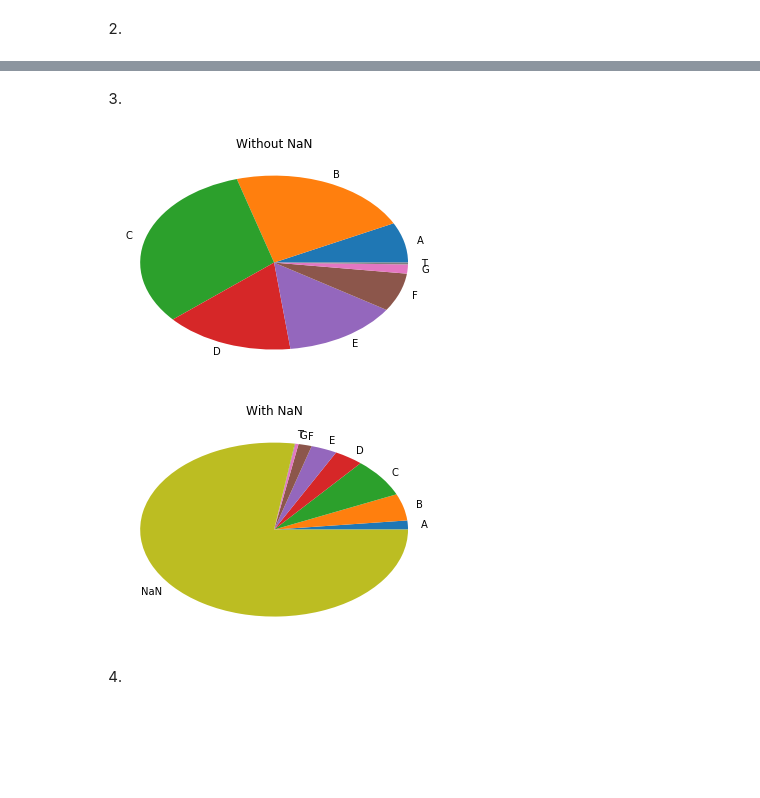
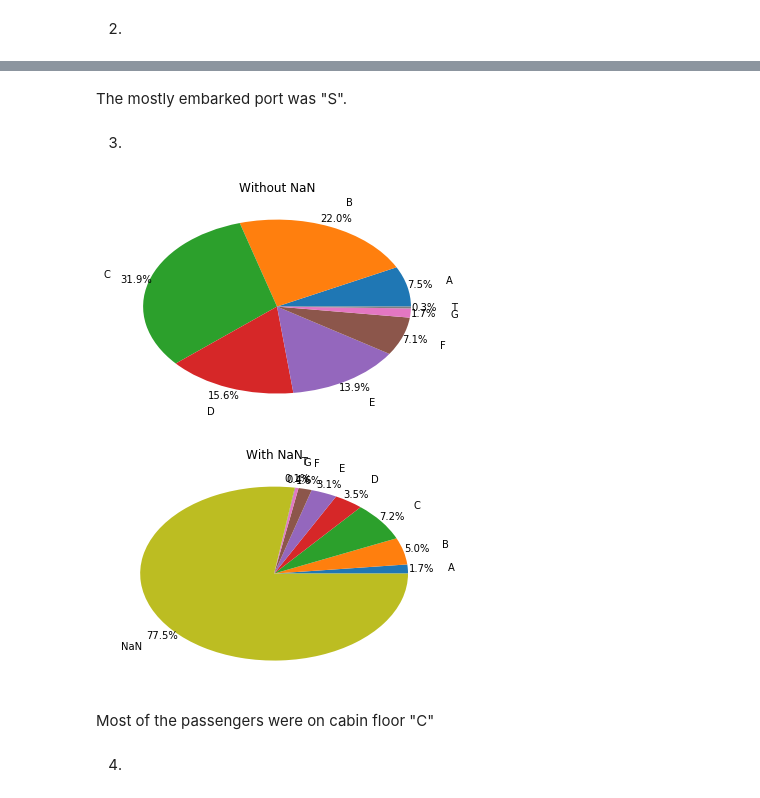
Before and after one commit to antonino-barbera/seanbi, a Jupyter notebook: HW1/Homework 1.ipynb, the cells around one changed output, grey strips where cells are left out. Cells and saved outputs as stored; diff of their text form; code cells hidden in the pictures; blank space fills up the shorter version.

```diff
--- a/HW1/Homework 1.ipynb
+++ b/HW1/Homework 1.ipynb
@@ -421,35 +448,39 @@ embarked_hist=histogram(titanic,'embarked')
+# %% [markdown]
+The mostly embarked port was "S".
 # %% [markdown]
 3.
 # %%
-cabin=titanic['cabin'].unique()
+#to consider null values we're taking indices of all null values in cabin columns
 null_cabin=pd.isnull(titanic['cabin'])
+#declaring cabinfloors
+cabin=titanic['cabin']
 cabin=cabin[pd.notnull(cabin)]
-cabin.sort()
-cabinfloors=['A','B','C','D','E','F','G','T']
+cabinfloors=sorted(cabin.astype(str).str[0].unique())
 number=[]
 total=0
 for cabinfloor in cabinfloors:
-    cabins=cabin[pd.Series(cabin).str.startswith(cabinfloor)]
-    cabtotal=0
-    for cab in cabins:
-        cabtotal+=sum(titanic['cabin']==cab)
+    #getting number of total passengers by cabin number
+    cabtotal=sum(titanic['cabin'].str.startswith(cabinfloor).fillna(False))
+    #saving the total sum of cabin
     number.append(cabtotal)
     total+=cabtotal
 #pie without NaN values
 plot.figure(0)
 plot.title('Without NaN')
-plot.pie(number,labels=cabinfloors)
+plot.pie(number,labels=cabinfloors,  pctdistance=1.1, labeldistance=1.3, autopct='%1.01f%%')
 
 #pie with NaN values
 plot.figure(1)
 cabinfloors.append("NaN")
 number.append(sum(null_cabin))
 plot.title('With NaN')
-plot.pie(number,labels=cabinfloors)
+plot.pie(number,labels=cabinfloors, pctdistance=1.1, labeldistance=1.3, autopct='%1.01f%%')
 plot.show()
 # %% [output]
-[figure, old version]
+[figure, new version]
-[figure, old version]
+[figure, new version]
+# %% [markdown]
+Most of the passengers were on cabin floor "C"
 # %% [markdown]
 4.
 # %%
```
Also changed, not shown: parts of 12 cells of this notebook.
